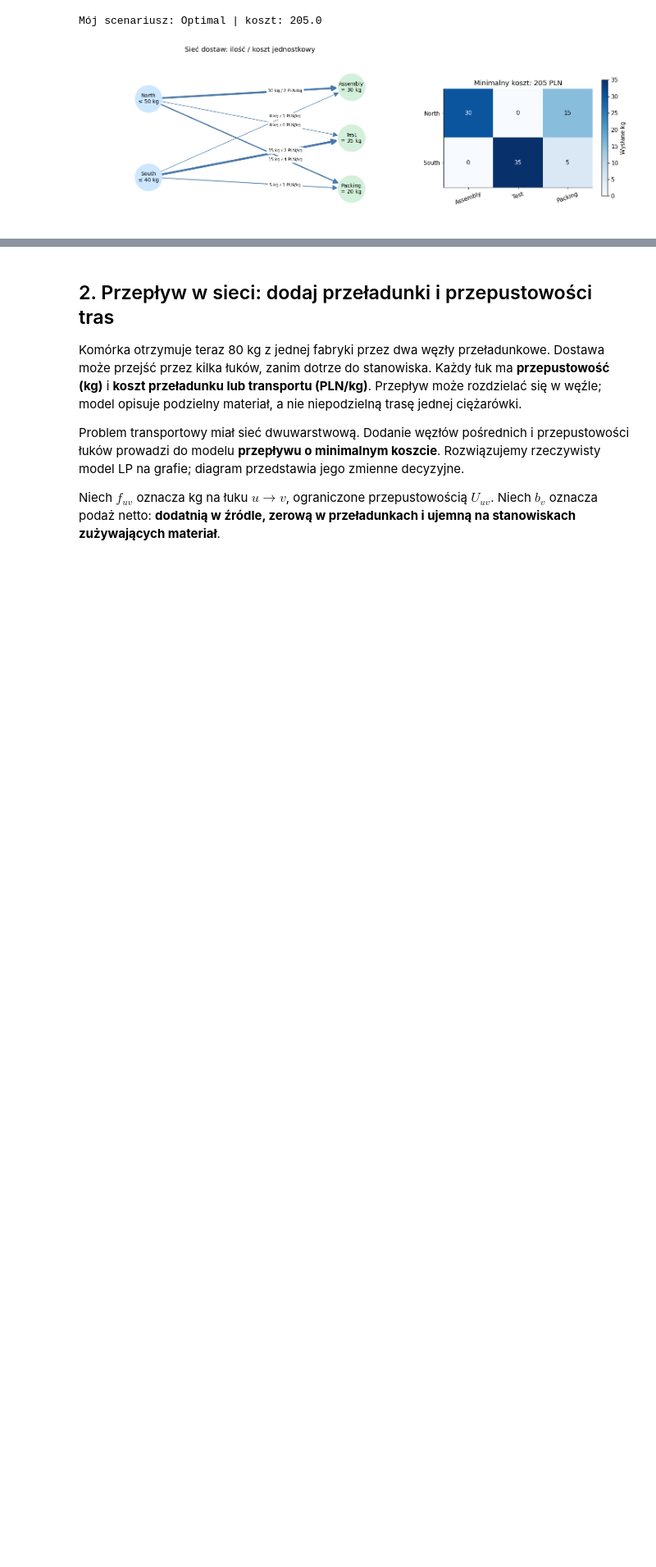
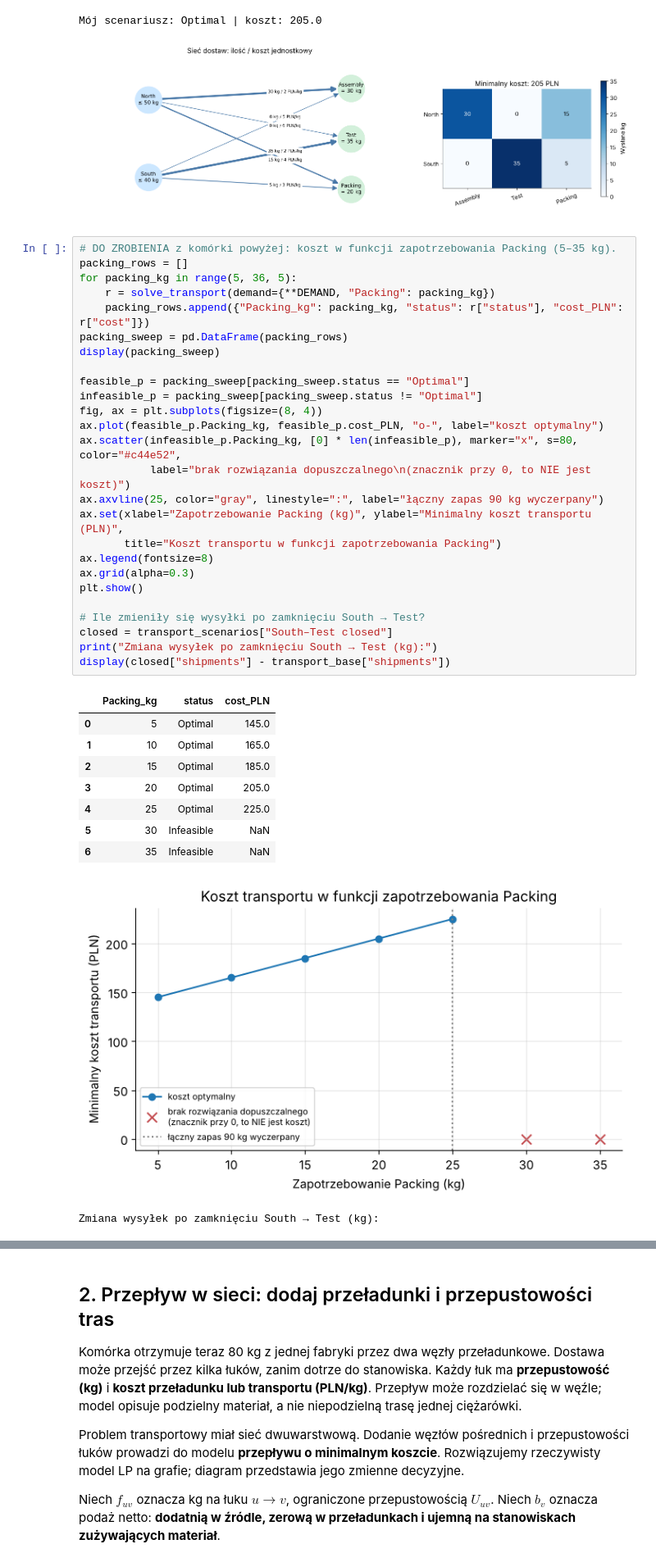
Before and after one commit to Damian-Swaczyna/cpp, a Jupyter notebook: pl/lab_auto_3.ipynb, the cells around one changed output, grey strips where cells are left out. Shown at 82% size. Cells and saved outputs as stored; diff of their text form; blank space fills up the shorter version.

```diff
--- a/pl/lab_auto_3.ipynb
+++ b/pl/lab_auto_3.ipynb
@@ -313,3 +319,40 @@ plot_transport(my_transport)
 # %% [output]
 Mój scenariusz: Optimal | koszt: 205.0
 [figure]
+# %%
+# DO ZROBIENIA z komórki powyżej: koszt w funkcji zapotrzebowania Packing (5–35 kg).
+packing_rows = []
+for packing_kg in range(5, 36, 5):
+    r = solve_transport(demand={**DEMAND, "Packing": packing_kg})
+    packing_rows.append({"Packing_kg": packing_kg, "status": r["status"], "cost_PLN": r["cost"]})
+packing_sweep = pd.DataFrame(packing_rows)
+display(packing_sweep)
+
+feasible_p = packing_sweep[packing_sweep.status == "Optimal"]
+infeasible_p = packing_sweep[packing_sweep.status != "Optimal"]
+fig, ax = plt.subplots(figsize=(8, 4))
+ax.plot(feasible_p.Packing_kg, feasible_p.cost_PLN, "o-", label="koszt optymalny")
+ax.scatter(infeasible_p.Packing_kg, [0] * len(infeasible_p), marker="x", s=80, color="#c44e52",
+           label="brak rozwiązania dopuszczalnego\n(znacznik przy 0, to NIE jest koszt)")
+ax.axvline(25, color="gray", linestyle=":", label="łączny zapas 90 kg wyczerpany")
+ax.set(xlabel="Zapotrzebowanie Packing (kg)", ylabel="Minimalny koszt transportu (PLN)",
+       title="Koszt transportu w funkcji zapotrzebowania Packing")
+ax.legend(fontsize=8)
+ax.grid(alpha=0.3)
+plt.show()
+
+# Ile zmieniły się wysyłki po zamknięciu South → Test?
+closed = transport_scenarios["South–Test closed"]
+print("Zmiana wysyłek po zamknięciu South → Test (kg):")
+display(closed["shipments"] - transport_base["shipments"])
+# %% [output]
+|  | Packing_kg | status | cost_PLN |
+| 0 | 5 | Optimal | 145.0 |
+| 1 | 10 | Optimal | 165.0 |
+| 2 | 15 | Optimal | 185.0 |
+| 3 | 20 | Optimal | 205.0 |
+| 4 | 25 | Optimal | 225.0 |
+| 5 | 30 | Infeasible | NaN |
+| 6 | 35 | Infeasible | NaN |
+[figure, added]
+Zmiana wysyłek po zamknięciu South → Test (kg):
```
Also changed, not shown: parts of 25 cells of this notebook.
